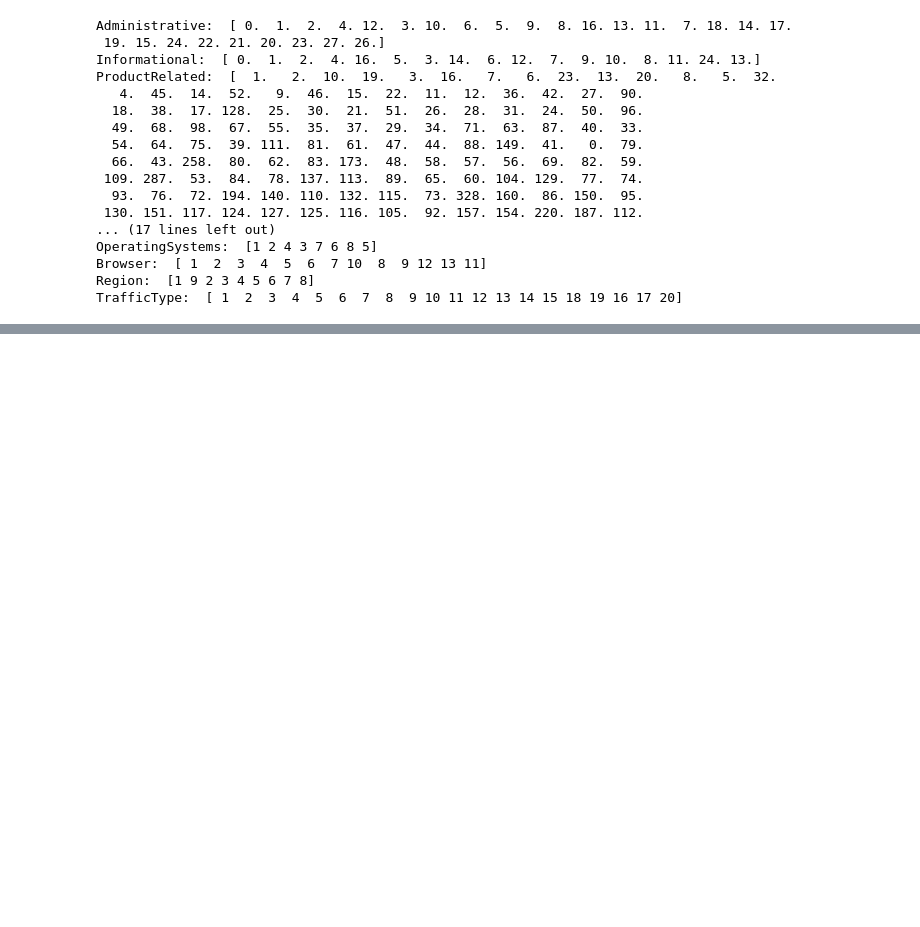
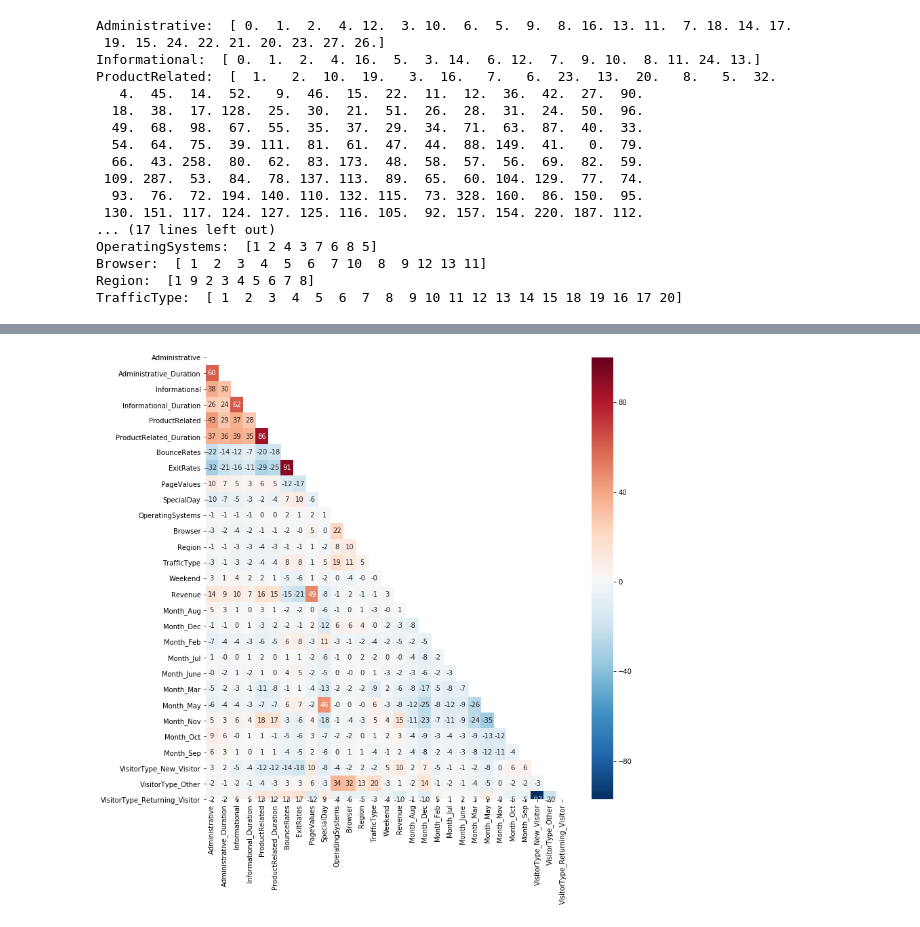
Before and after one commit to ywsyws/classification_SVM, a Jupyter notebook: classification_SVM.ipynb, the cells around one changed output, grey strips where cells are left out. Cells and saved outputs as stored; diff of their text form; code cells hidden in the pictures; blank space fills up the shorter version.

```diff
--- a/classification_SVM.ipynb
+++ b/classification_SVM.ipynb
@@ -166,0 +177,10 @@ TrafficType:  [ 1  2  3  4  5  6  7  8  9 10 11 12 13 14 15 18 19 16 17 20]
+# %%
+# Generate a mask for the upper triangle
+z = np.zeros_like(df.corr(), dtype=np.bool)
+z[np.triu_indices_from(z)] = True
+
+plt.figure(figsize=(12,12))
+sns.heatmap(df.corr()*100, mask=z, cmap="RdBu_r", annot=True, fmt='.0f')
+plt.show()
+# %% [output]
+[figure, added]
```
Also changed, not shown: parts of 14 cells of this notebook.
